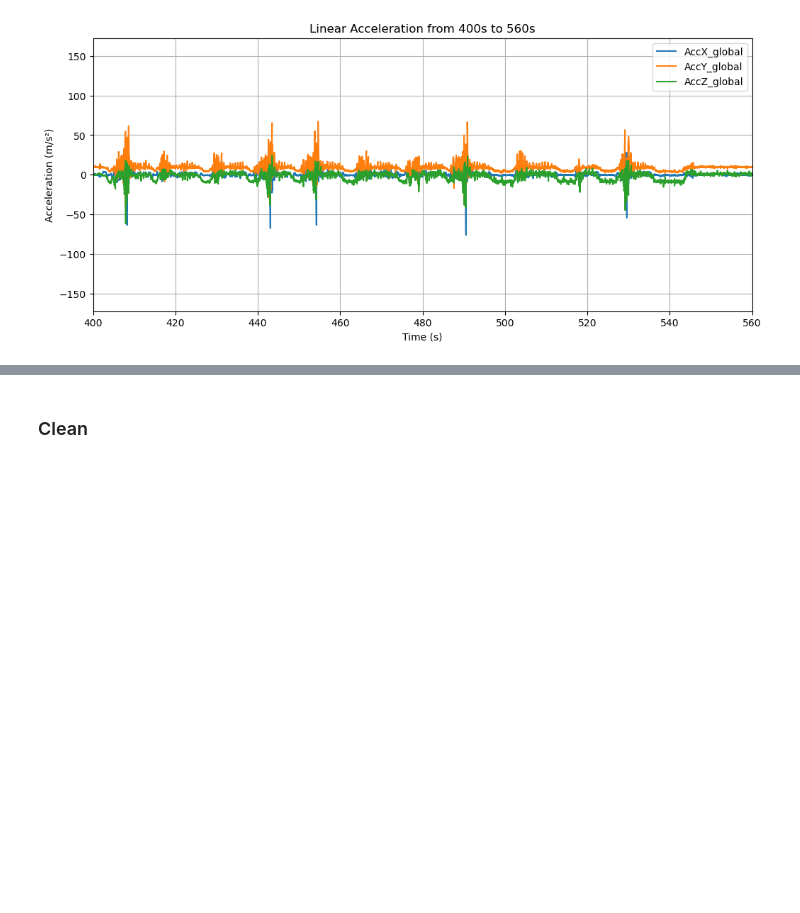
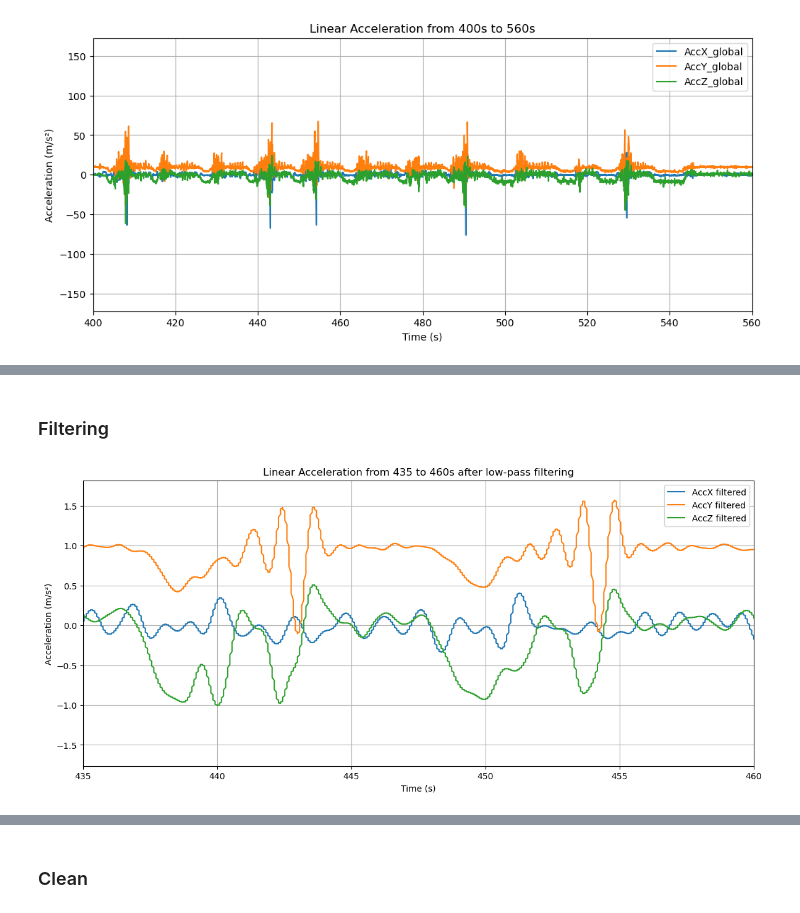
Before and after one commit to tdjohnson1987/ProJump, a Jupyter notebook: EDA.ipynb, the cells around one changed output, grey strips where cells are left out. Cells and saved outputs as stored; diff of their text form; code cells hidden in the pictures; blank space fills up the shorter version.

```diff
--- a/EDA.ipynb
+++ b/EDA.ipynb
@@ -480,0 +488,2 @@ plt.show()
+# %% [markdown]
+### Filtering
@@ -480,0 +506,16 @@ plt.show()
+# %%
+#Plot from 435s to 460s
+plt.figure(figsize=(14, 6))
+plt.plot(df_mad_jonatan_chest['time'], filtered_accX_ch, label='AccX filtered')
+plt.plot(df_mad_jonatan_chest['time'], filtered_accY_ch, label='AccY filtered')
+plt.plot(df_mad_jonatan_chest['time'], filtered_accZ_ch, label='AccZ filtered')
+plt.xlim(435, 460)  # Adjust x-axis limits to zoom in
+# plt.ylim(-500, 500)  # Adjust y-axis limits
+plt.title('Linear Acceleration from 435 to 460s after low-pass filtering')
+plt.xlabel('Time (s)')
+plt.ylabel('Acceleration (m/s²)')
+plt.legend()
+plt.grid(True)
+plt.show()
+# %% [output]
+[figure, added]
```
Also changed, not shown: parts of 21 cells of this notebook, 1 other file.
